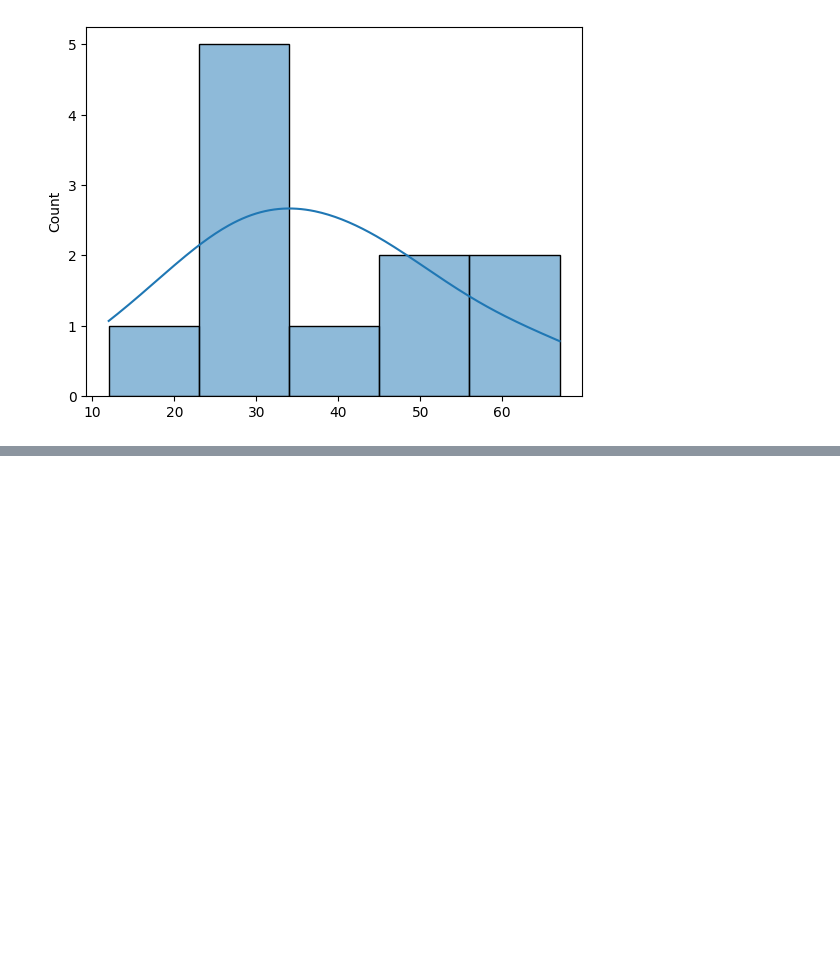
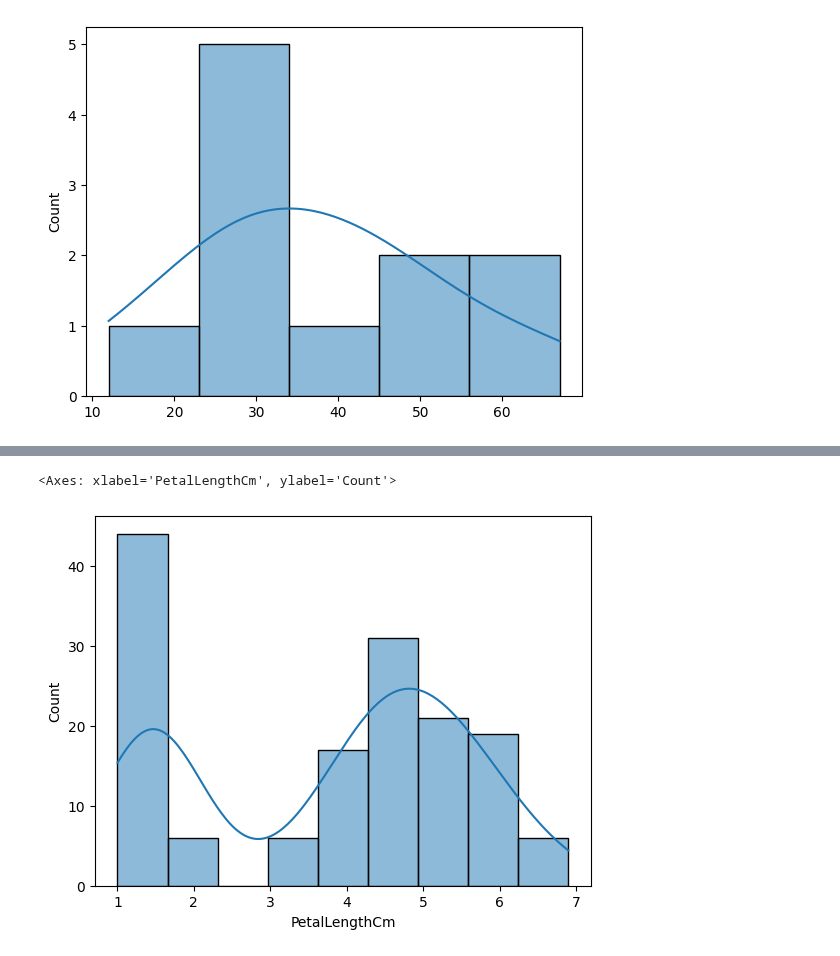
Before and after one commit to FairozAhmadSheikh/ML_bootcamp, a Jupyter notebook: Statistics_Implementation/4_Distribution_Of_Data.ipynb, the cells around one changed output, grey strips where cells are left out. Saved outputs shown, nothing was run; the diff lists cells and outputs as text; code cells hidden in the pictures; blank space fills up the shorter version.

```diff
--- a/Statistics_Implementation/4_Distribution_Of_Data.ipynb
+++ b/Statistics_Implementation/4_Distribution_Of_Data.ipynb
@@ -27,0 +73,5 @@ sns.histplot(data_copy,kde=True)
+# %%
+sns.histplot(df["PetalLengthCm"],kde=True)
+# %% [output]
+<Axes: xlabel='PetalLengthCm', ylabel='Count'>
+[figure, added]
```
Also changed, not shown: parts of 10 cells of this notebook, 2 other files.
